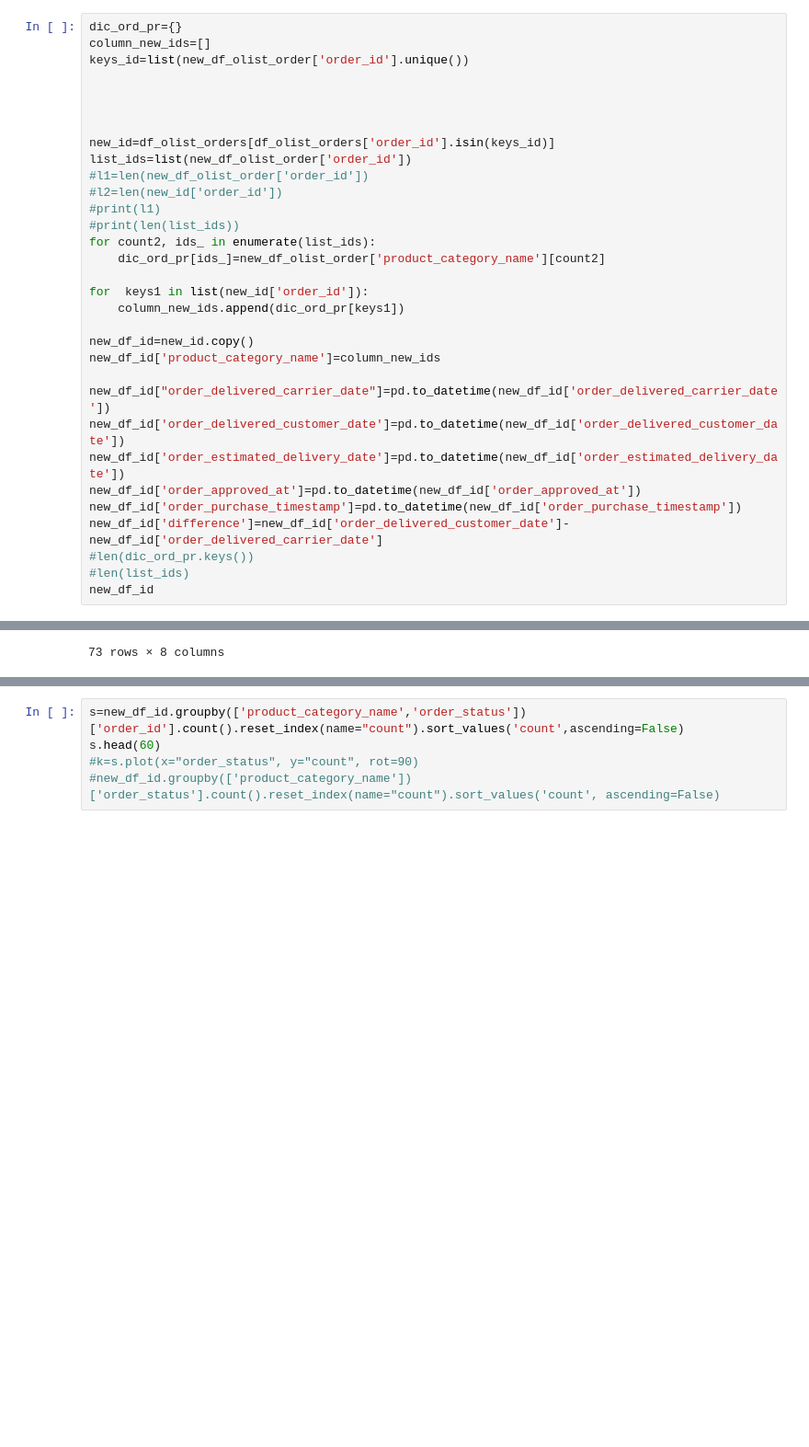
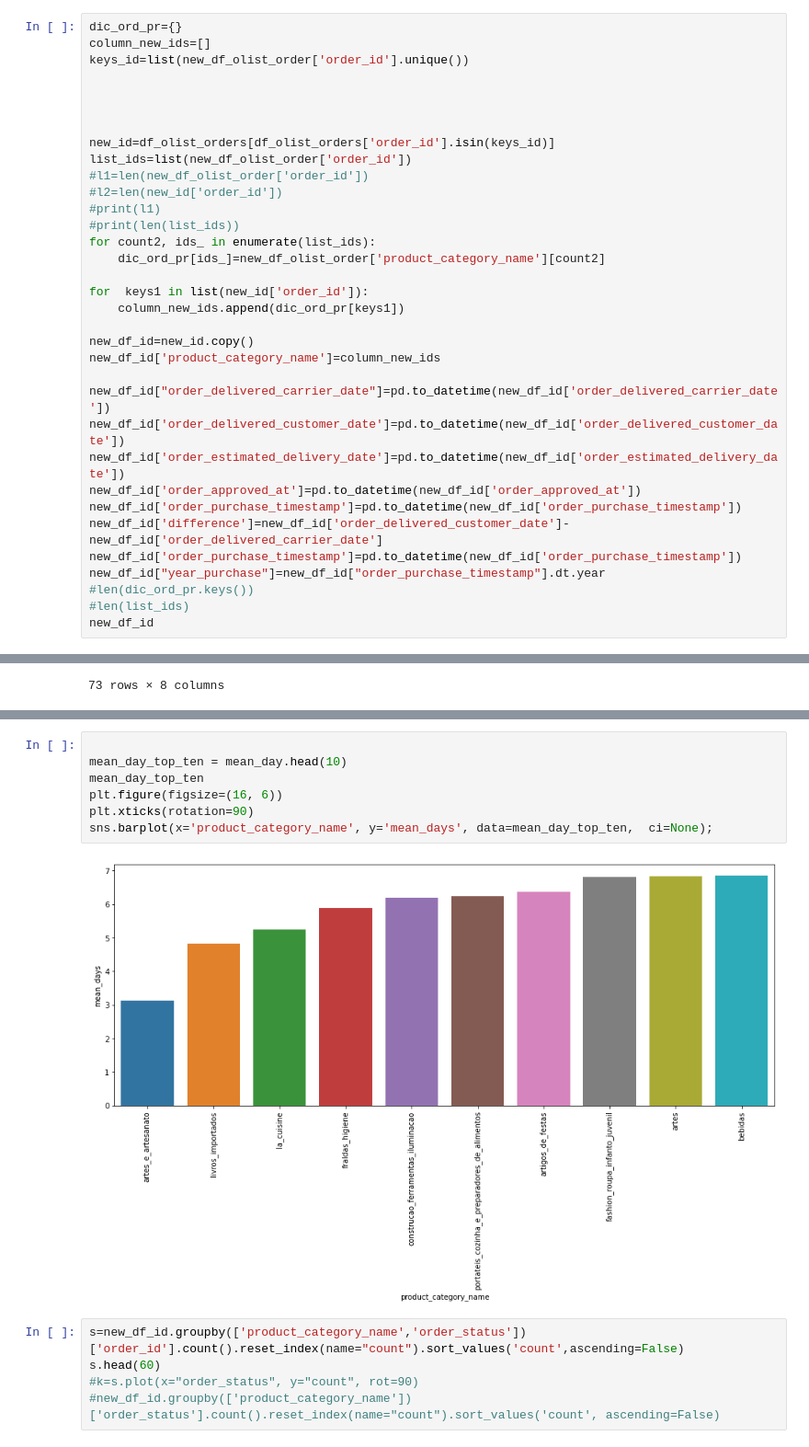
Before and after one commit to AndersonDGueC/project_DS4, a Jupyter notebook: analisis_exploratorio.ipynb, the cells around one changed output, grey strips where cells are left out. Shown at 92% size. Saved outputs shown, nothing was run; the diff lists cells and outputs as text; blank space fills up the shorter version.

Commit message:
data_explo_6

```diff
--- a/analisis_exploratorio.ipynb
+++ b/analisis_exploratorio.ipynb
@@ -293,6 +294,8 @@ new_df_id['order_estimated_delivery_date']=pd.to_datetime(new_df_id['order_estim
 new_df_id['order_approved_at']=pd.to_datetime(new_df_id['order_approved_at'])
 new_df_id['order_purchase_timestamp']=pd.to_datetime(new_df_id['order_purchase_timestamp'])
 new_df_id['difference']=new_df_id['order_delivered_customer_date']-new_df_id['order_delivered_carrier_date']
+new_df_id['order_purchase_timestamp']=pd.to_datetime(new_df_id['order_purchase_timestamp'])
+new_df_id["year_purchase"]=new_df_id["order_purchase_timestamp"].dt.year
 #len(dic_ord_pr.keys())
 #len(list_ids)
 new_df_id
@@ -353,3 +353,12 @@ NameError: name 'mean_day' is not defined
+# %%
+
+mean_day_top_ten = mean_day.head(10)
+mean_day_top_ten
+plt.figure(figsize=(16, 6))
+plt.xticks(rotation=90)
+sns.barplot(x='product_category_name', y='mean_days', data=mean_day_top_ten,  ci=None);
+# %% [output]
+[figure, added]
 # %%
 s=new_df_id.groupby(['product_category_name','order_status'])['order_id'].count().reset_index(name="count").sort_values('count',ascending=False)
 s.head(60)
```
Also changed, not shown: parts of 13 cells of this notebook, 1 other file.
